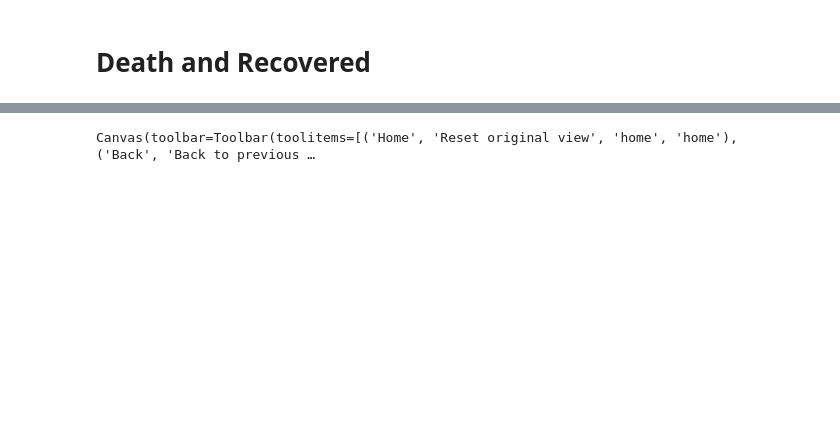
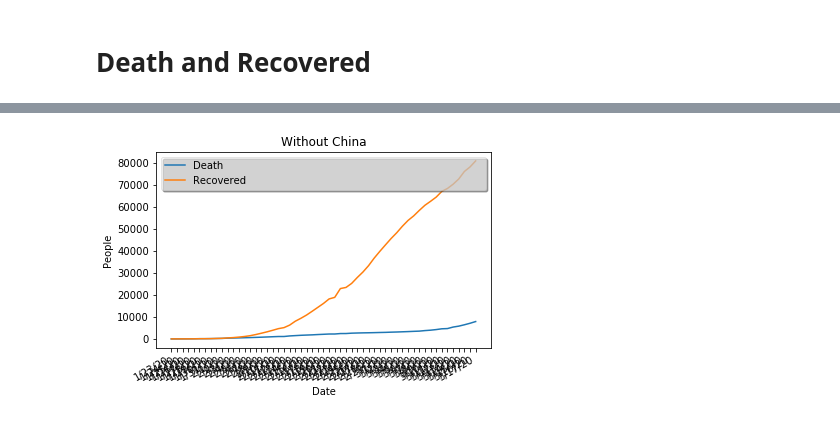
Before and after one commit to Heiss/Corona-Stats-Analytics, a Jupyter notebook: corona.ipynb, the cells around one changed output, grey strips where cells are left out. Cells and saved outputs as stored; diff of their text form; code cells hidden in the pictures; blank space fills up the shorter version.

```diff
--- a/corona.ipynb
+++ b/corona.ipynb
@@ -170,33 +164,32 @@ Canvas(toolbar=Toolbar(toolitems=[('Home', 'Reset original view', 'home', 'home'
 # %%
 overallDeath = [0 for k in keys]
 overallRecovered = [0 for k in keys]
 
 death2 = death.copy()
 recovered2 = recovered.copy()
 
 del death2["China"]
 del recovered2["China"]
 
 for key, values in death.items():
     for index, value in enumerate(values):
         overallDeath[index] += int(value)
 
 for key, values in recovered.items():
     for index, value in enumerate(values):
         overallRecovered[index] += int(value)
 
 plt.figure()
 plt.title("Without China")
 plt.ylabel("People")
 plt.xlabel("Date")
 plt.gcf().autofmt_xdate()
-#leg = plt.legend(ncol=3, mode="expand", shadow=True, fancybox=True, bbox_to_anchor=(1.05, 1), loc='upper left', borderaxespad=0.)
-#leg.get_frame().set_alpha(0.5)
 
 plt.plot(keys, overallDeath, label="Death")
 plt.plot(keys, overallRecovered, label="Recovered")
 
-leg = plt.legend(ncol=1, mode="expand", shadow=True, fancybox=True, loc='best')
+
+leg = plt.legend(ncol=1, mode="expand", shadow=True, fancybox=True, loc='upper left')
 leg.get_frame().set_alpha(0.5)
 # %% [output]
-Canvas(toolbar=Toolbar(toolitems=[('Home', 'Reset original view', 'home', 'home'), ('Back', 'Back to previous …
+[figure, added]
```
Also changed, not shown: parts of 4 cells of this notebook.
